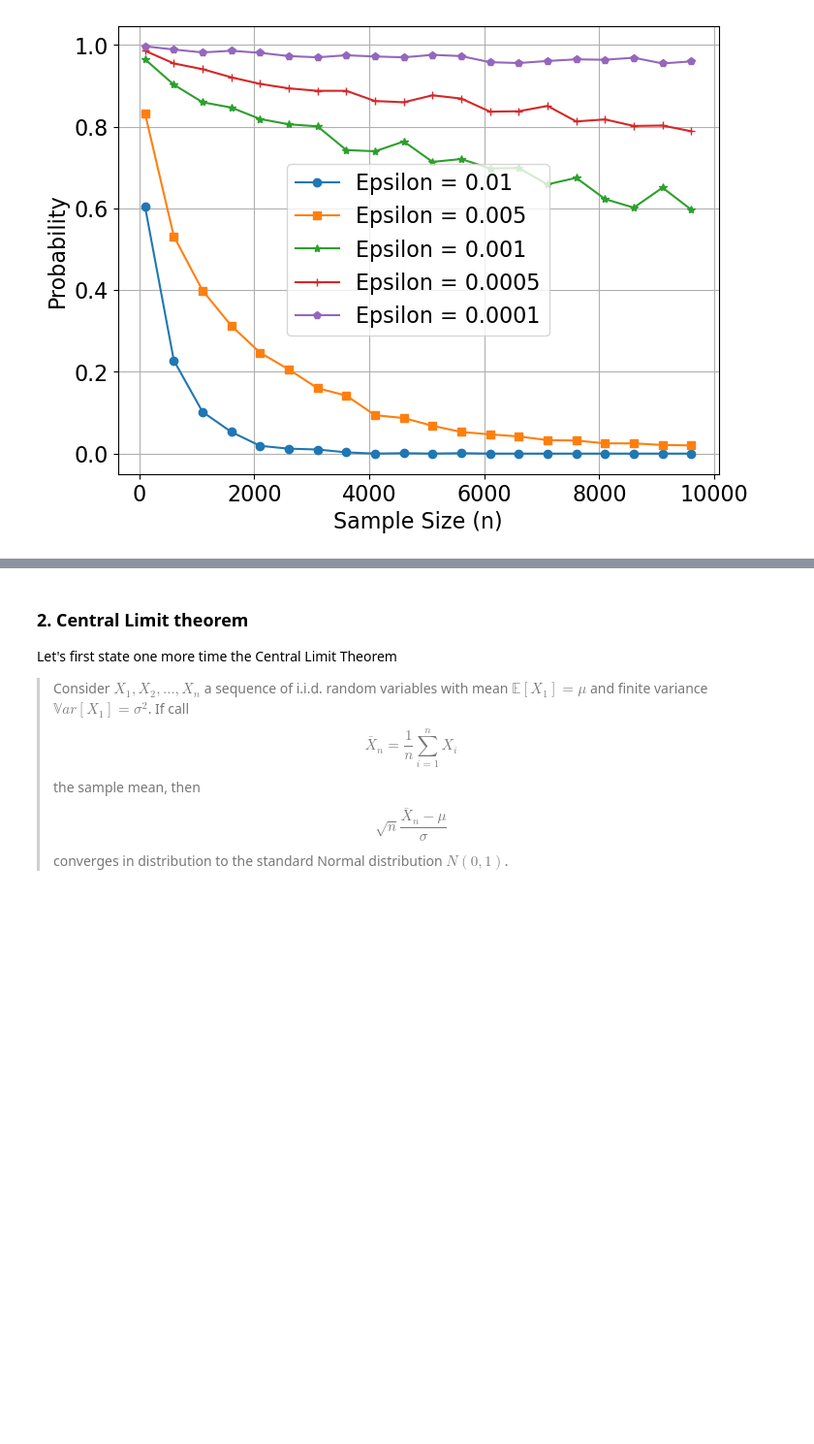
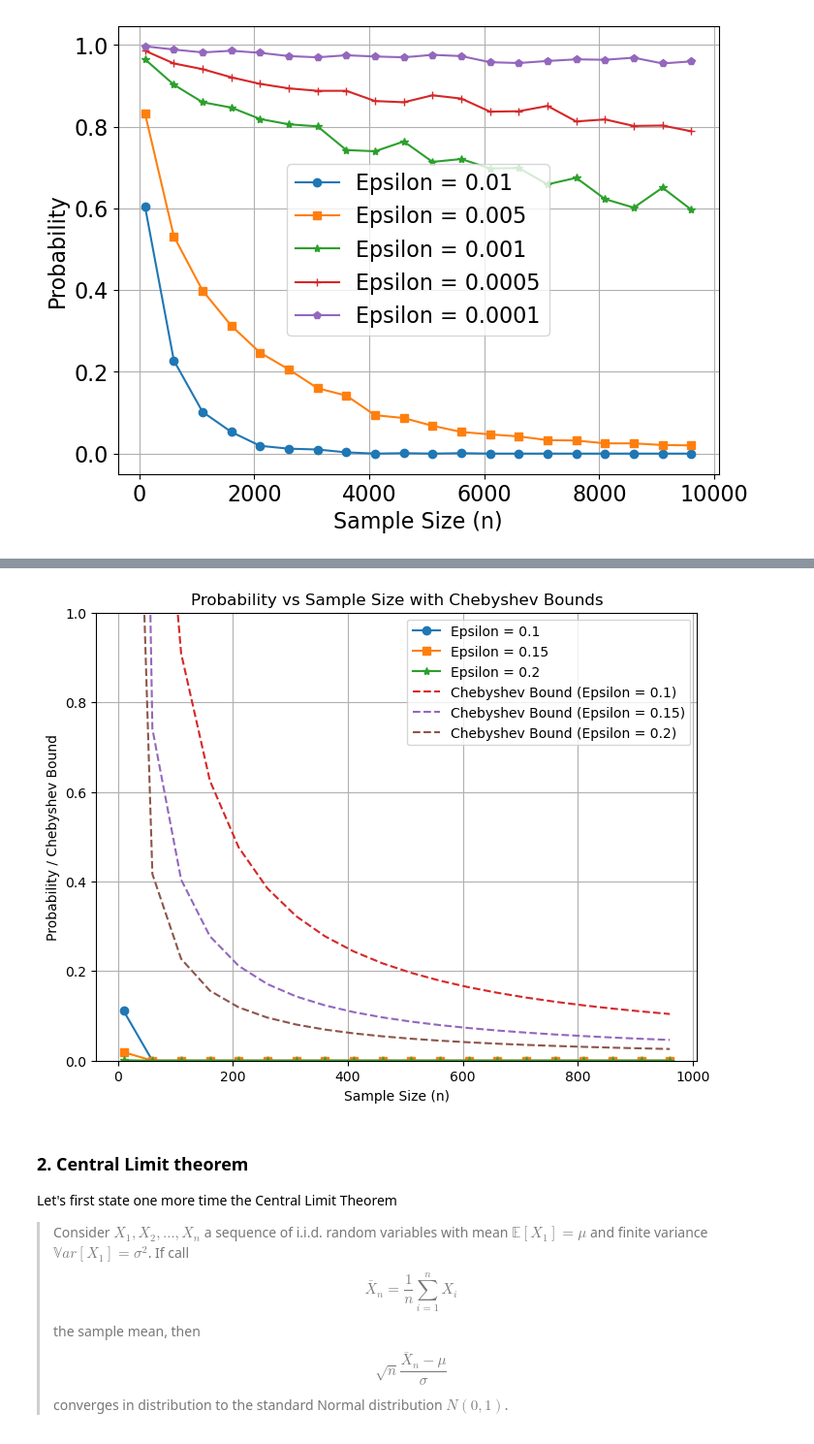
Before and after one commit to UCB-stat-201a-fall23/project02-goktugtufekci, a Jupyter notebook: Project02-Concentration.ipynb, the cells around one changed output, grey strips where cells are left out. Shown at 97% size. Drawn from its saved outputs; the diff is of its cells as text; code cells hidden in the pictures; blank space fills up the shorter version.

```diff
--- a/Project02-Concentration.ipynb
+++ b/Project02-Concentration.ipynb
@@ -267,39 +267,41 @@ for n in n_values:
                 successful_simulations += 1
 
         probability = successful_simulations / n_simulations
 
         if epsilon == epsilon_values[0]:
             probabilities_epsilon_0.append(probability)
             chebyshev = 1.0 / (n * epsilon**2)
             chebyshev_bounds_0.append(chebyshev)
         elif epsilon == epsilon_values[1]:
             probabilities_epsilon_1.append(probability)
             chebyshev = 1.0 / (n * epsilon**2)
             chebyshev_bounds_1.append(chebyshev)
         elif epsilon == epsilon_values[2]:
             probabilities_epsilon_2.append(probability)
             chebyshev = 1.0 / (n * epsilon**2)
             chebyshev_bounds_2.append(chebyshev)
 
 # Plot the probabilities and Chebyshev bounds
 plt.figure(figsize=(8, 6))
-plt.plot(n_values, probabilities_epsilon_0, marker='o', label='Epsilon = 0.01')
-plt.plot(n_values, probabilities_epsilon_1, marker='s', label='Epsilon = 0.005')
-plt.plot(n_values, probabilities_epsilon_2, marker='*', label='Epsilon = 0.001')
+plt.plot(n_values, probabilities_epsilon_0, marker='o', label='Epsilon = 0.1')
+plt.plot(n_values, probabilities_epsilon_1, marker='s', label='Epsilon = 0.15')
+plt.plot(n_values, probabilities_epsilon_2, marker='*', label='Epsilon = 0.2')
 
 # Plot Chebyshev bounds
-plt.plot(n_values, chebyshev_bounds_0, linestyle='--', label='Chebyshev Bound (Epsilon = 0.01)')
-plt.plot(n_values, chebyshev_bounds_1, linestyle='--', label='Chebyshev Bound (Epsilon = 0.005)')
-plt.plot(n_values, chebyshev_bounds_2, linestyle='--', label='Chebyshev Bound (Epsilon = 0.001)')
+plt.plot(n_values, chebyshev_bounds_0, linestyle='--', label='Chebyshev Bound (Epsilon = 0.1)')
+plt.plot(n_values, chebyshev_bounds_1, linestyle='--', label='Chebyshev Bound (Epsilon = 0.15)')
+plt.plot(n_values, chebyshev_bounds_2, linestyle='--', label='Chebyshev Bound (Epsilon = 0.2)')
 
 plt.xlabel('Sample Size (n)')
 plt.ylabel('Probability / Chebyshev Bound')
 plt.title('Probability vs Sample Size with Chebyshev Bounds')
 plt.legend()
 plt.grid(True)
 
 plt.ylim(0, 1)
 plt.show()
+# %% [output]
+[figure, added]
 # %% [markdown]
 ### 2. Central Limit theorem
 
```
